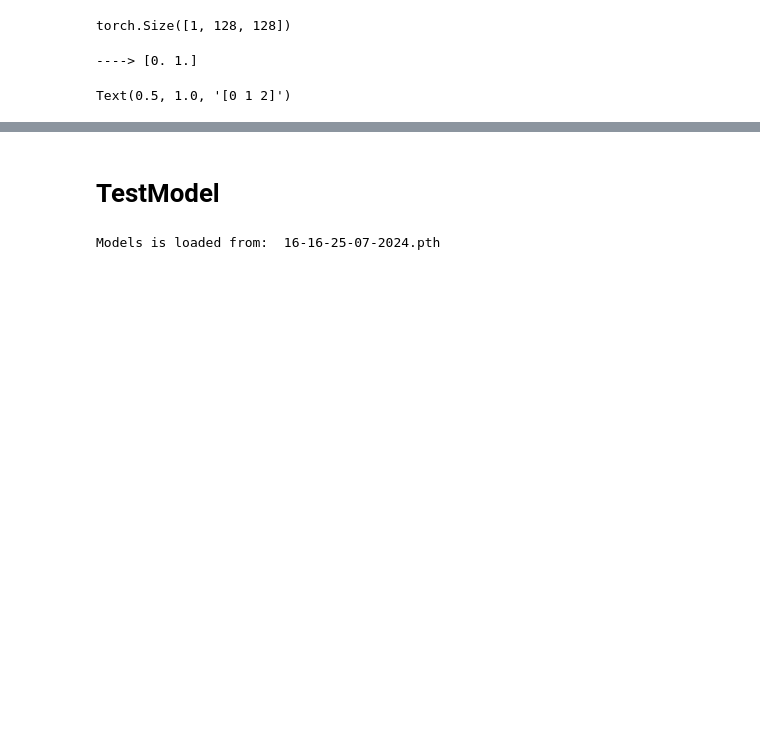
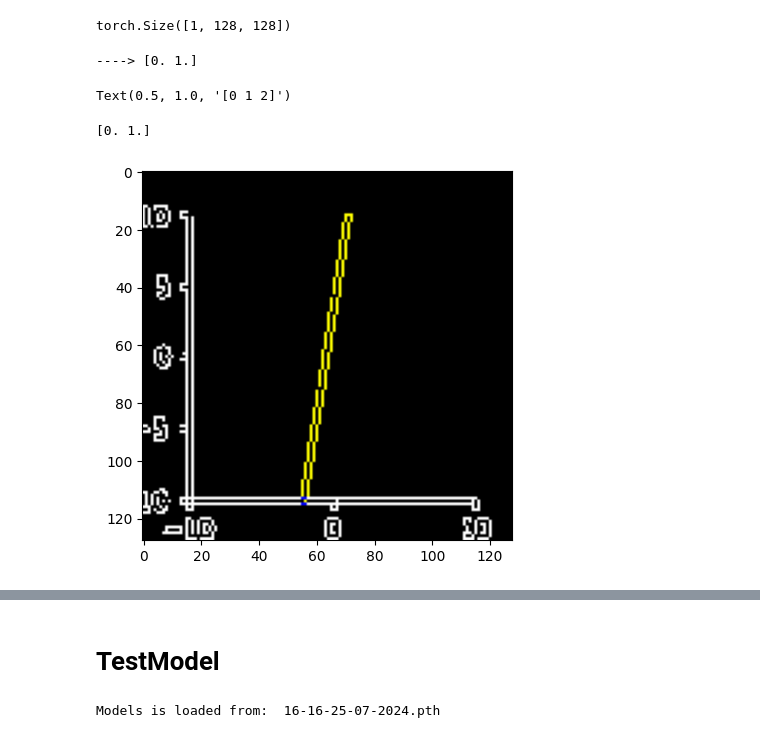
Before and after one commit to khachaturyan-1991/PlotExtract, a Jupyter notebook: WorkingBeast.ipynb, the cells around one changed output, grey strips where cells are left out. Cells and saved outputs as stored; diff of their text form; code cells hidden in the pictures; blank space fills up the shorter version.

```diff
--- a/WorkingBeast.ipynb
+++ b/WorkingBeast.ipynb
@@ -360,3 +360,22 @@ axes[2].set_title(np.unique(mask))
 # %% [output]
 ----> [0. 1.]
 Text(0.5, 1.0, '[0 1 2]')
+# %%
+def to_edge(img):
+    img = img.astype(np.uint8)
+    edges = cv2.Canny(img, threshold1=50, threshold2=150)
+    return edges
+
+def preprocess_image(i):
+    image = np.load(f"./data/train/image/{i}.npy") * 255
+    for i in range(3):
+        image[i] = to_edge(image[i])
+    return image / 255.
+
+edged = preprocess_image(1)
+# %%
+plt.imshow(np.transpose(edged, (1,2,0)))
+print(np.unique(edged))
+# %% [output]
+[0. 1.]
+[figure, added]
```
Also changed, not shown: parts of 38 cells of this notebook, 6 other files.
